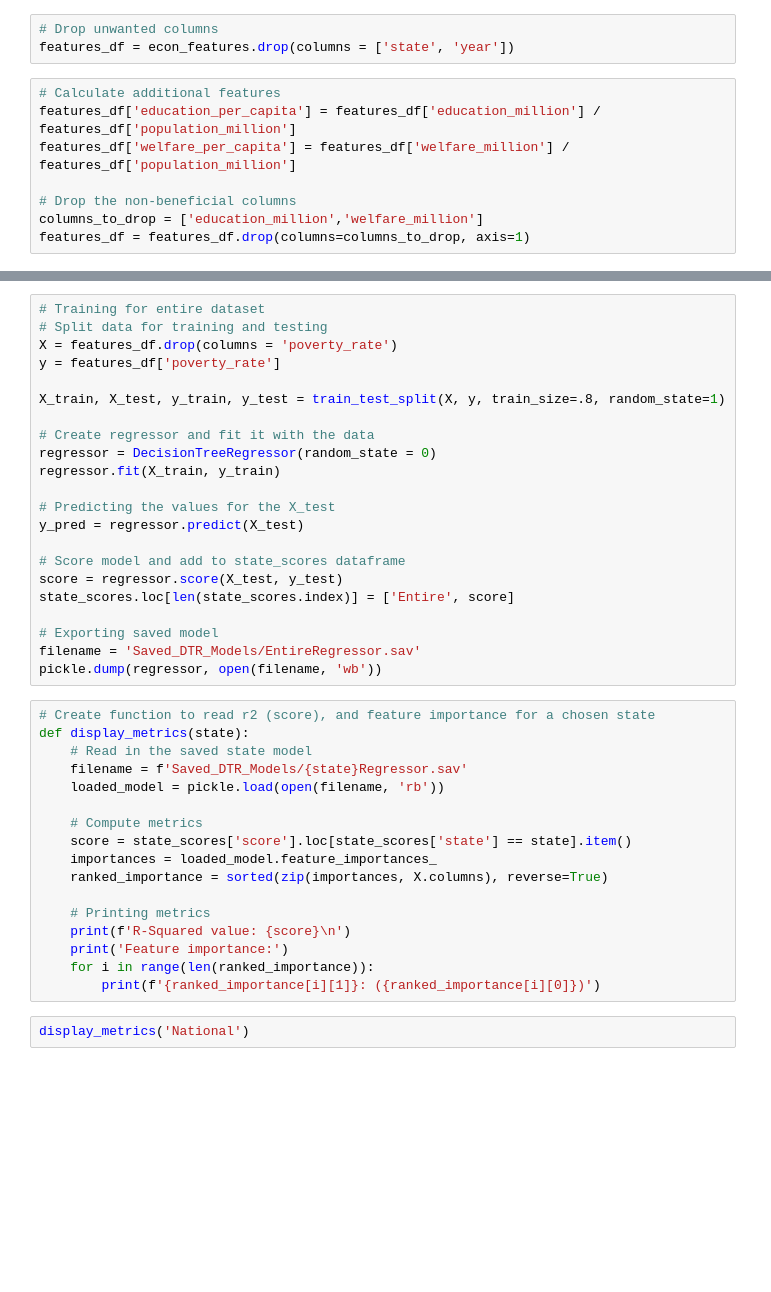
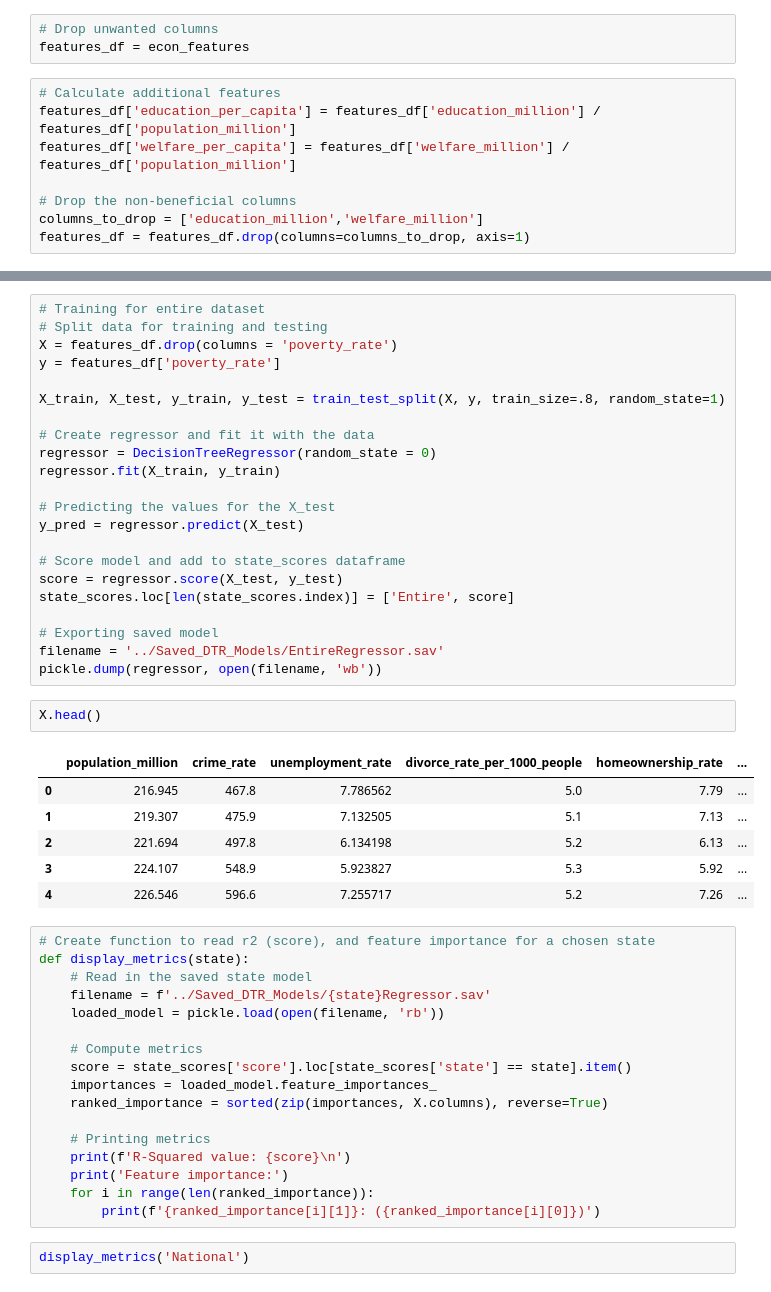
Before and after one commit to taytaka/Poverty_and_Minimum_Wage, a Jupyter notebook: Machine_Learning/ML_Models/DTR_each_state.ipynb, the cells around one changed output, grey strips where cells are left out. Cells and saved outputs as stored; diff of their text form; blank space fills up the shorter version.

```diff
--- a/Machine_Learning/ML_Models/DTR_each_state.ipynb
+++ b/Machine_Learning/ML_Models/DTR_each_state.ipynb
@@ -69,7 +69,7 @@ econ_features.head()
 | 4 | 1980 | National | 226.546 | 153686.0 | 108251.7 | 596.6 | ... |
 # %%
 # Drop unwanted columns
-features_df = econ_features.drop(columns = ['state', 'year'])
+features_df = econ_features
 # %%
 # Calculate additional features
 features_df['education_per_capita'] = features_df['education_million'] / features_df['population_million']
@@ -131,13 +131,22 @@ score = regressor.score(X_test, y_test)
 state_scores.loc[len(state_scores.index)] = ['Entire', score]
 
 # Exporting saved model
-filename = 'Saved_DTR_Models/EntireRegressor.sav'
+filename = '../Saved_DTR_Models/EntireRegressor.sav'
 pickle.dump(regressor, open(filename, 'wb'))
+# %%
+X.head()
+# %% [output]
+|  | population_million | crime_rate | unemployment_rate | divorce_rate_per_1000_people | homeownership_rate | ... |
+| 0 | 216.945 | 467.8 | 7.786562 | 5.0 | 7.79 | ... |
+| 1 | 219.307 | 475.9 | 7.132505 | 5.1 | 7.13 | ... |
+| 2 | 221.694 | 497.8 | 6.134198 | 5.2 | 6.13 | ... |
+| 3 | 224.107 | 548.9 | 5.923827 | 5.3 | 5.92 | ... |
+| 4 | 226.546 | 596.6 | 7.255717 | 5.2 | 7.26 | ... |
 # %%
 # Create function to read r2 (score), and feature importance for a chosen state
 def display_metrics(state):
     # Read in the saved state model
-    filename = f'Saved_DTR_Models/{state}Regressor.sav'
+    filename = f'../Saved_DTR_Models/{state}Regressor.sav'
     loaded_model = pickle.load(open(filename, 'rb'))
 
     # Compute metrics
```
Also changed, not shown: parts of 1 cell of this notebook, 56 other files.
